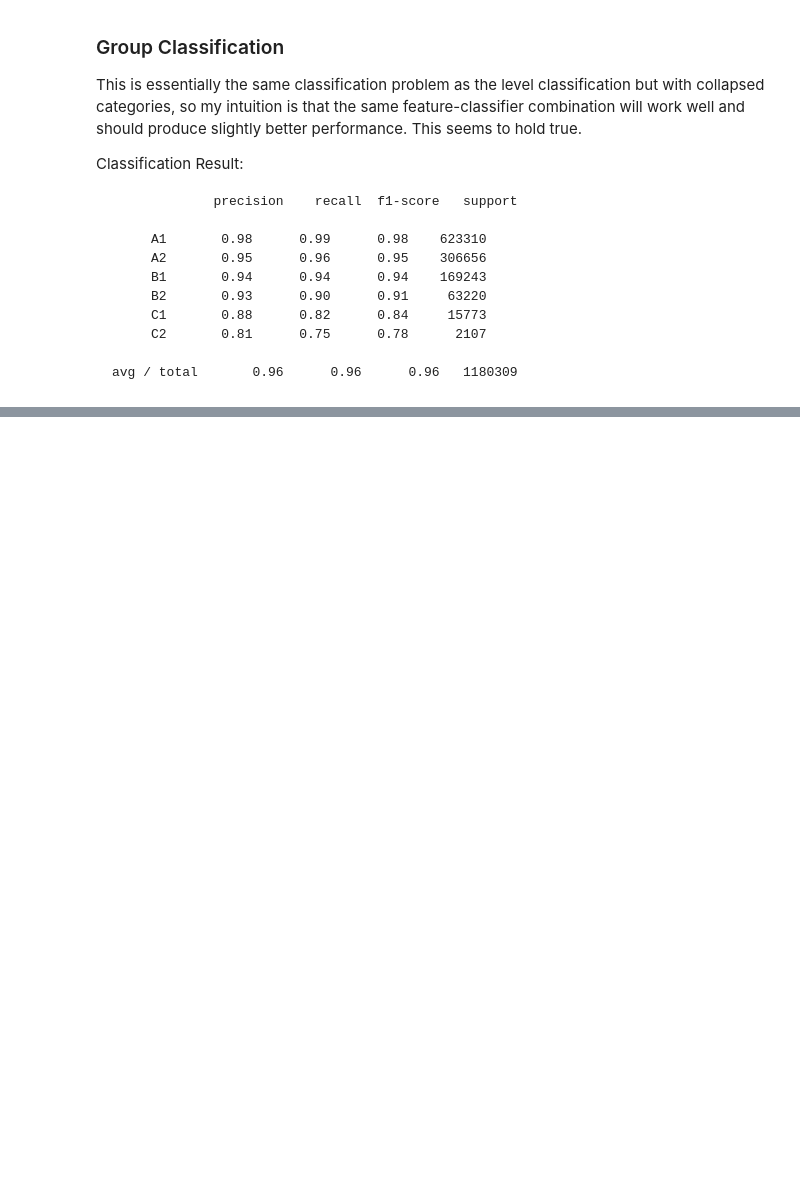
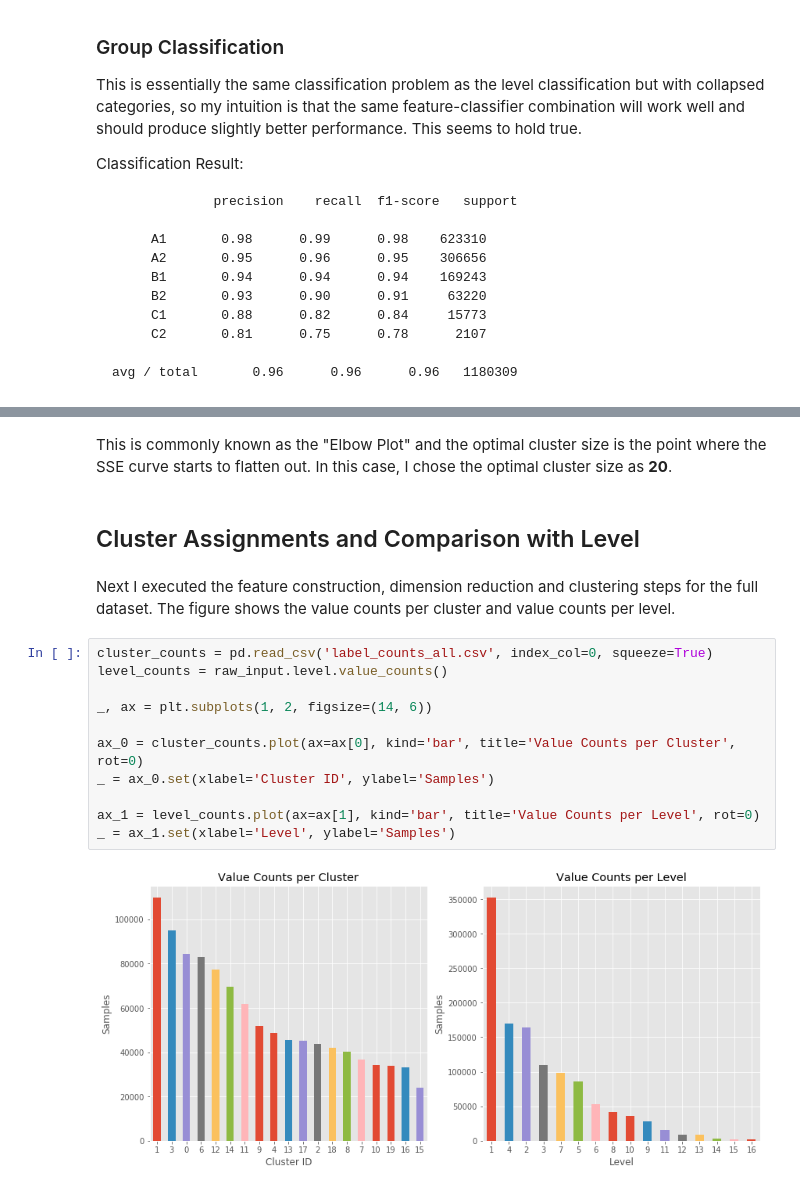
Before and after one commit to dkailthya/ml, a Jupyter notebook: ef_homework/homework.ipynb, the cells around one changed output, grey strips where cells are left out. Saved outputs shown, nothing was run; the diff lists cells and outputs as text; blank space fills up the shorter version.

```diff
--- a/ef_homework/homework.ipynb
+++ b/ef_homework/homework.ipynb
@@ -177,0 +220,19 @@ Classification Result:
+# %% [markdown]
+This is commonly known as the "Elbow Plot" and the optimal cluster size is the point where the SSE curve starts to flatten out. In this case, I chose the optimal cluster size as **20**.
+# %% [markdown]
+## Cluster Assignments and Comparison with Level
+# %% [markdown]
+Next I executed the feature construction, dimension reduction and clustering steps for the full dataset. The figure shows the value counts per cluster and value counts per level.
+# %%
+cluster_counts = pd.read_csv('label_counts_all.csv', index_col=0, squeeze=True)
+level_counts = raw_input.level.value_counts()
+
+_, ax = plt.subplots(1, 2, figsize=(14, 6))
+
+ax_0 = cluster_counts.plot(ax=ax[0], kind='bar', title='Value Counts per Cluster', rot=0)
+_ = ax_0.set(xlabel='Cluster ID', ylabel='Samples')
+
+ax_1 = level_counts.plot(ax=ax[1], kind='bar', title='Value Counts per Level', rot=0)
+_ = ax_1.set(xlabel='Level', ylabel='Samples')
+# %% [output]
+[figure, added]
```
Also changed, not shown: parts of 9 cells of this notebook, 1 other file.
